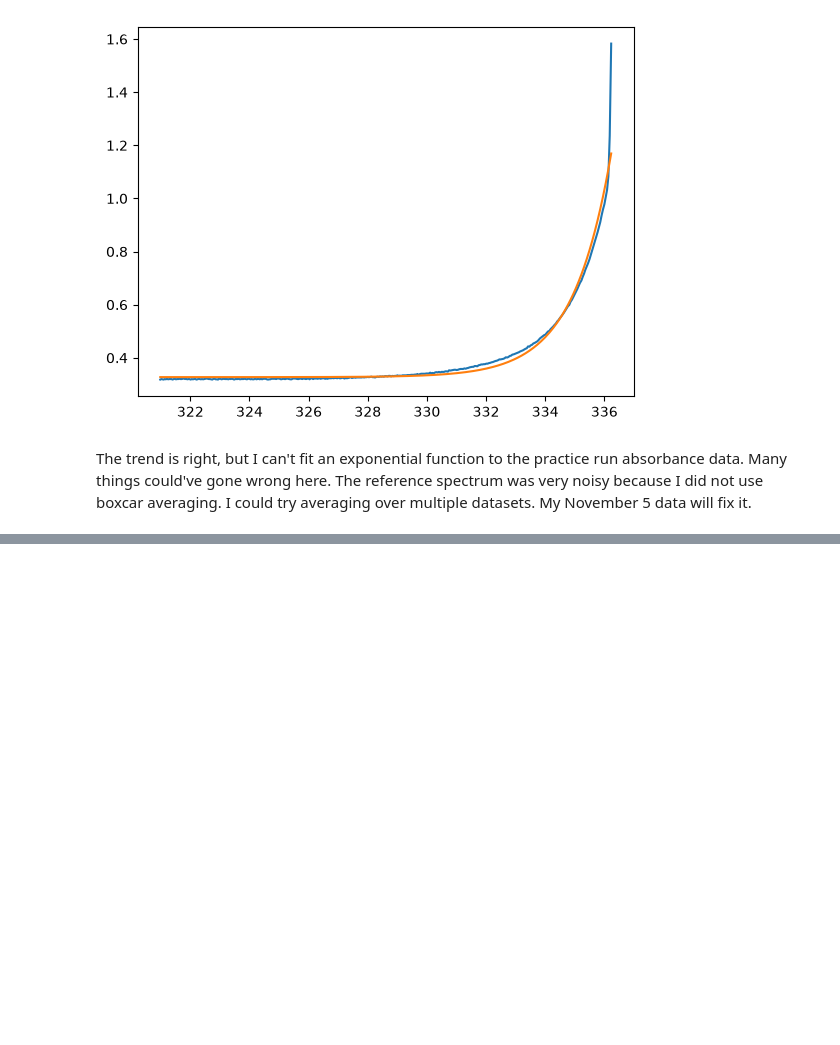
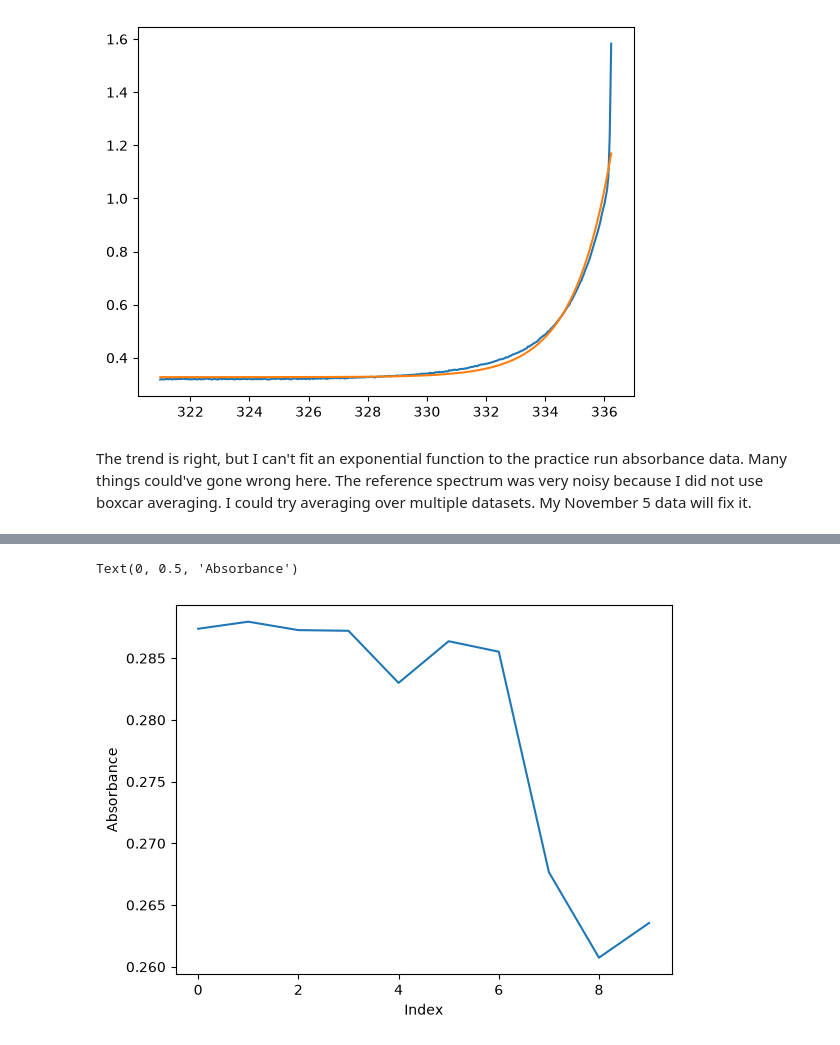
Before and after one commit to rcaerbannog/enph352-lab-band, a Jupyter notebook: band-lab-notebook.ipynb, the cells around one changed output, grey strips where cells are left out. Drawn from its saved outputs; the diff is of its cells as text; code cells hidden in the pictures; blank space fills up the shorter version.

```diff
--- a/band-lab-notebook.ipynb
+++ b/band-lab-notebook.ipynb
@@ -263,0 +306,9 @@ The trend is right, but I can't fit an exponential function to the practice run
+# %%
+# Cluster the data into the two groups using mean value from 930 to 940 nm
+bottom_means = np.mean(data_20[np.logical_and(wavelength > 930, wavelength < 940), :], axis=0)
+plt.plot(np.arange(10), bottom_means)
+plt.xlabel("Index")
+plt.ylabel("Absorbance")
+# %% [output]
+Text(0, 0.5, 'Absorbance')
+[figure, added]
```
Also changed, not shown: parts of 20 cells of this notebook, 1 other file.
